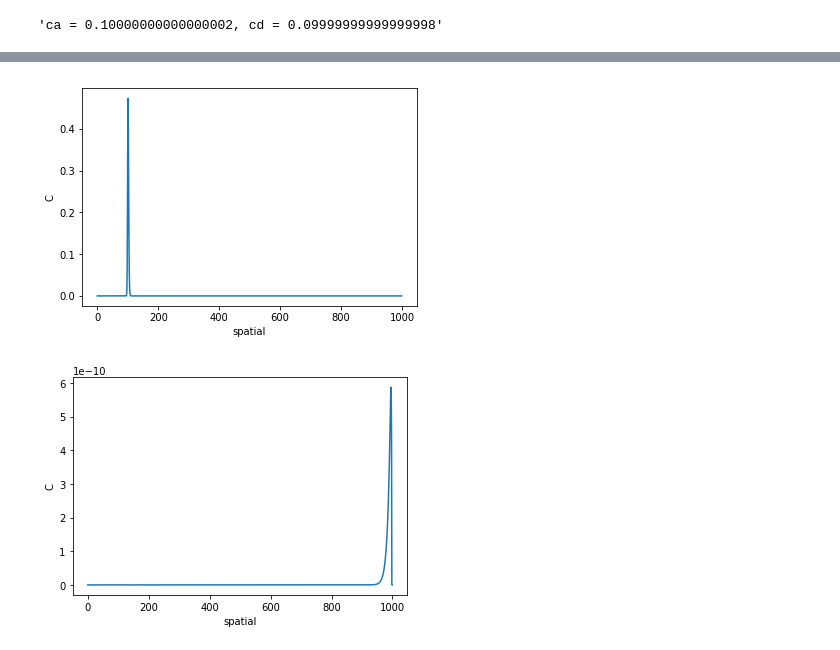
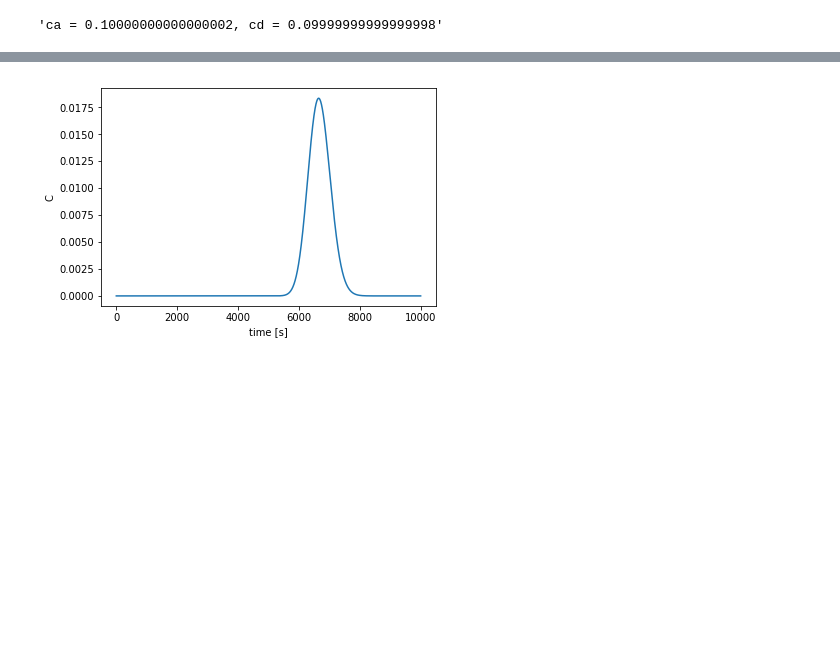
Before and after one commit to tynski/MPS, a Jupyter notebook: taylor_model/Taylor model.ipynb, the cells around one changed output, grey strips where cells are left out. Drawn from its saved outputs; the diff is of its cells as text; code cells hidden in the pictures; blank space fills up the shorter version.

```diff
--- a/taylor_model/Taylor model.ipynb
+++ b/taylor_model/Taylor model.ipynb
@@ -60,23 +105,8 @@ c[int(injection_point / dx)] = m
 # %%
-def make_plot(c, x):
-    sns.lineplot(x, c)
-    plt.xlabel('spatial')
-    plt.ylabel('C')
-    plt.show()
+sns.lineplot(t, measure_c)
+plt.xlabel('time [s]')
+plt.ylabel('C')
+plt.show()
+# %% [output]
+[figure, added]
-# %%
-xm = int(measurement_point / dx)
-flow_sum = 0
-x = np.arange(0, nx)
-t = np.arange(0, nt)
-measure_c = []
-for i in t:
-    for j in range(2, nx - 2):
-        c[j] = quickest(c[j], c[j+1], c[j-1], c[j-2])
-    measure_c.append(c[xm])
-    c[nx - 1] = c[nx - 2] #right side-von Neumanncondition
-    if i == 10 or i == nt - 1:
-        make_plot(c, x)
-# %% [output]
-[figure, removed]
-[figure, removed]
 # %%
```
Also changed, not shown: parts of 8 cells of this notebook, 1 other file.
